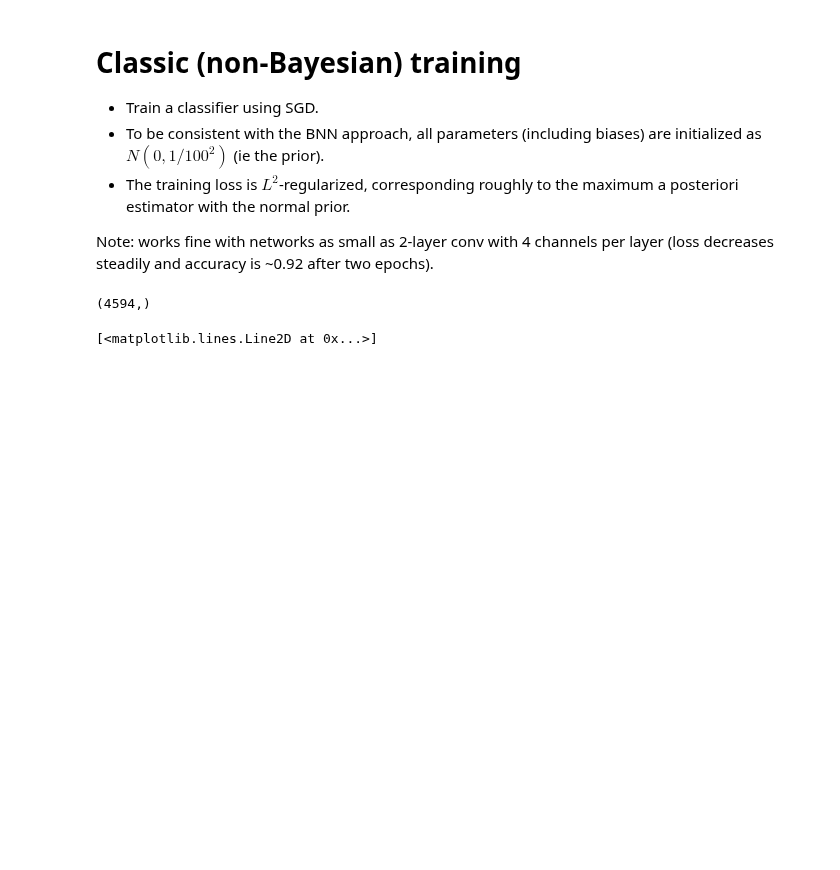
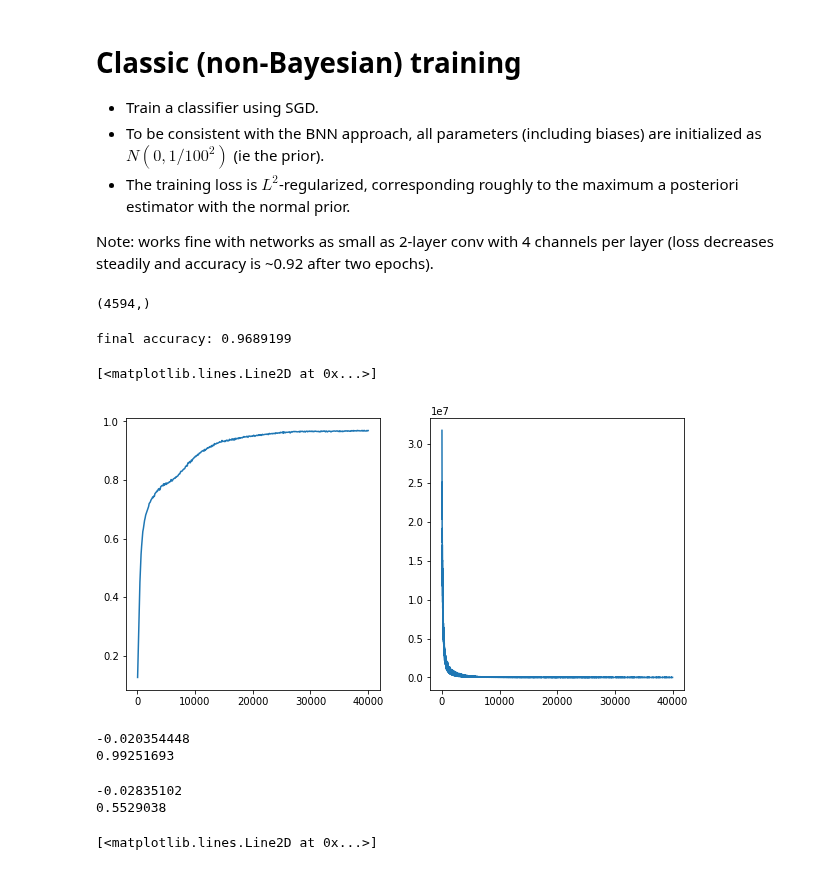
Before and after one commit to ratschlab/projects-2020-Neural-SVGD, a Jupyter notebook: notebooks/bayesian-neural-network/SGLD.ipynb, the cells around one changed output. Cells and saved outputs as stored; diff of their text form; code cells hidden in the pictures; blank space fills up the shorter version.

```diff
--- a/notebooks/bayesian-neural-network/SGLD.ipynb
+++ b/notebooks/bayesian-neural-network/SGLD.ipynb
@@ -16,8 +16,7 @@ os.environ['XLA_FLAGS']
 import sys
 on_cluster = not os.getenv("HOME") == "/home/lauro"
 if on_cluster:
-    sys.path.append("/cluster/home/dlauro/projects-2020-Neural-SVGD/learning_particle_gradients/")
-sys.path.append("../../experiments/")
+    sys.path.append("/cluster/home/dlauro/projects-2020-Neural-SVGD/")
 import argparse
 import matplotlib.pyplot as plt
 import numpy as onp
@@ -26,14 +25,12 @@ import jax.numpy as jnp
 from jax import jit, value_and_grad, vmap, random, grad
 from tqdm import tqdm
 import optax
-import utils
-import config as cfg
-import jax.flatten_util
-import mnist
-import bnn
-import metrics
 
-import os
+from nvgd.src import utils, metrics
+from nvgd.experiments import dataloader, bnn
+from nvgd.experiments import config as cfg
+
+data = dataloader.data
 on_cluster = not os.getenv("HOME") == "/home/lauro"
 
 # Config
@@ -49,7 +46,7 @@ DISABLE_PROGRESS_BAR = False
 # initialize set of parameters
 key, subkey = random.split(key)
 param_set = vmap(bnn.model.init, (0, None))(
-    random.split(subkey, NUM_SAMPLES), mnist.train_images[:5])
+    random.split(subkey, NUM_SAMPLES), data.train_images[:5])
 
 sgld = utils.sgld(LEARNING_RATE)
 sgld_state = sgld.init(param_set)
@@ -82,7 +78,7 @@ bnn.loss?
 # %%
 n_train_steps = 422*2
 for _ in tqdm(range(n_train_steps), disable=DISABLE_PROGRESS_BAR):
-    images, labels = next(mnist.train_batches)
+    images, labels = next(data.train_batches)
     losses, grads = dloss(param_set, images, labels)
     param_set, sgld_state, aux = sgld_step(param_set, grads, sgld_state)
     aux.update({"loglikelihood": -losses.mean()})
@@ -159,6 +163,8 @@ Note: works fine with networks as small as 2-layer conv with 4 channels per laye
 # %%
-learning_rate = 1e-7
-opt = optax.sgd(learning_rate)
+adam_learning_rate = 1e-3
+sgd_learning_rate = 2e-7
+# opt = optax.sgd(sgd_learning_rate)
+opt = optax.adam(adam_learning_rate)
 # opt = utils.sgld(learning_rate)
 
 @jit
@@ -169,11 +175,11 @@ def classic_step(params, opt_state, images, labels):
 
 @jit
 def compute_accuracy(params):
-    return bnn.accuracy(bnn.model.apply(params, mnist.val_images[:BATCH_SIZE]), mnist.val_labels[:BATCH_SIZE])
+    return bnn.val_accuracy_single_net(params)
 
 
 key, subkey = random.split(key)
-params = bnn.model.init(subkey, mnist.train_images[:2])
+params = bnn.model.init(subkey, data.train_images[:2])
 opt_state = opt.init(params)
 
 ls = []
@@ -189,7 +197,7 @@ pflat.shape
 # %%
 for _ in tqdm(range(20000)):
     step_count += 1
-    images, labels = next(mnist.training_batches)
+    images, labels = next(data.train_batches)
     params, opt_state, step_loss = classic_step(params, opt_state, images, labels)
 
     ls.append(step_loss)
@@ -198,3 +206,13 @@ for _ in tqdm(range(20000)):
         trajectory.append(jax.flatten_util.ravel_pytree(params)[0])
         current_acc = compute_accuracy(params)
         accs.append((step_count, current_acc))
+# %%
+# 4.5k params
+print("final accuracy:", accs[-1][-1])
+fig, axs = plt.subplots(1, 2, figsize=[10, 5])
+axs[0].plot(*zip(*accs))
+axs[1].plot(ls)
+# %% [output]
+final accuracy: 0.9689199
+[<matplotlib.lines.Line2D at 0x...>]
+[figure, added]
@@ -201,3 +223,15 @@ for _ in tqdm(range(20000)):
+# %%
+print(jnp.mean(pflat))
+print(jnp.std(pflat))
+# %% [output]
+-0.020354448
+0.99251693
+# %%
+print(jnp.mean(pflat_trained))
+print(jnp.std(pflat_trained))
+# %% [output]
+-0.02835102
+0.5529038
 # %%
 # 4.5k params
 fig, axs = plt.subplots(1, 2, figsize=[10, 5])
```
Also changed, not shown: parts of 6 cells of this notebook, 2 other files.
